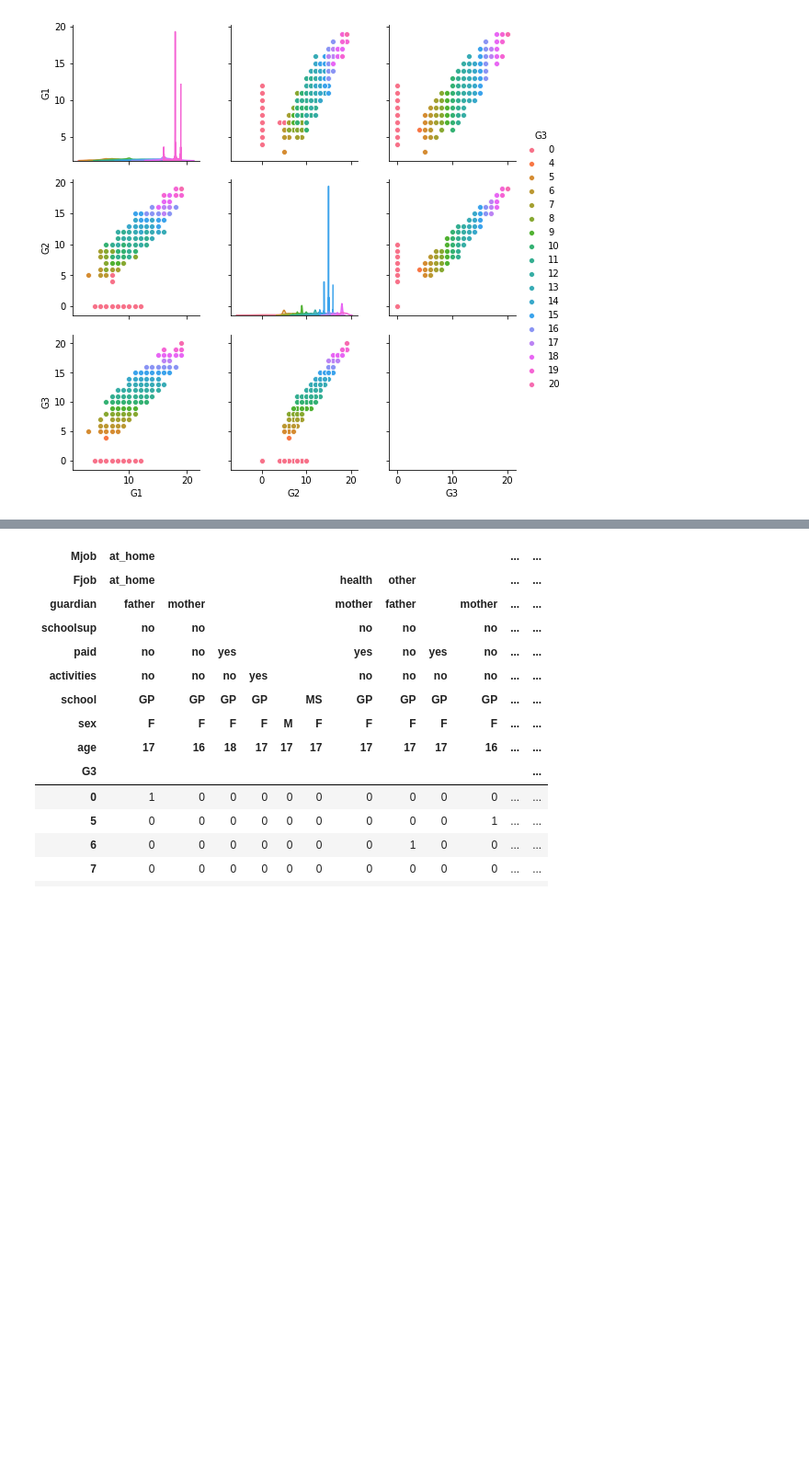
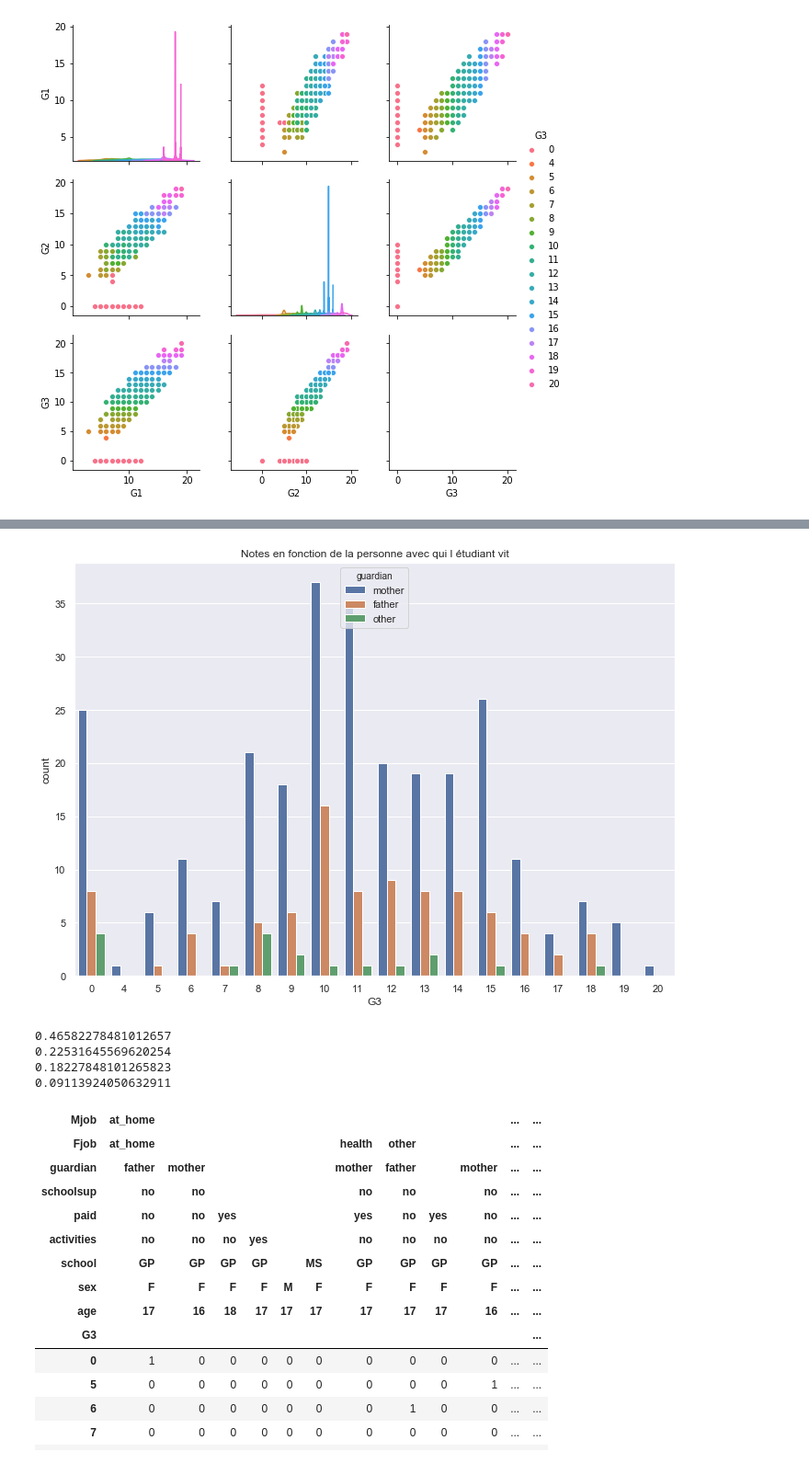
Before and after one commit to darcelvictor/dataViz, a Jupyter notebook: Untitled1.ipynb, the cells around one changed output, grey strips where cells are left out. Shown at 92% size. Drawn from its saved outputs; the diff is of its cells as text; code cells hidden in the pictures; blank space fills up the shorter version.

```diff
--- a/Untitled1.ipynb
+++ b/Untitled1.ipynb
@@ -111,3 +124,18 @@ sb.pairplot(df1,hue='G3')
+# %%
+a = sb.countplot(x="G3", hue="guardian", data=df).set_title('Notes en fonction de la personne avec qui l étudiant vit')
+# %% [output]
+[figure, added]
+# %%
+print(len(df[ (df['G3']>=10) & (df['guardian']=='mother')])/len(df['G3']))
+print(len(df[ (df['G3']<10) & (df['guardian']=='mother')])/len(df['G3']))
+
+print(len(df[ (df['G3']>=10) & ((df['guardian']=='father')|(df['guardian']=='other'))])/len(df['G3']))
+print(len(df[ (df['G3']<10) & ((df['guardian']=='father')|(df['guardian']=='other'))])/len(df['G3']))
+# %% [output]
+0.46582278481012657
+0.22531645569620254
+0.18227848101265823
+0.09113924050632911
 # %%
 cont_table = pd.crosstab([df.G3], [df.Mjob, df.Fjob, df.guardian, df.schoolsup, df.paid, df.activities, df.school, df.sex, df.age], margins=True)
 cont_table
```
Also changed, not shown: parts of 5 cells of this notebook.
